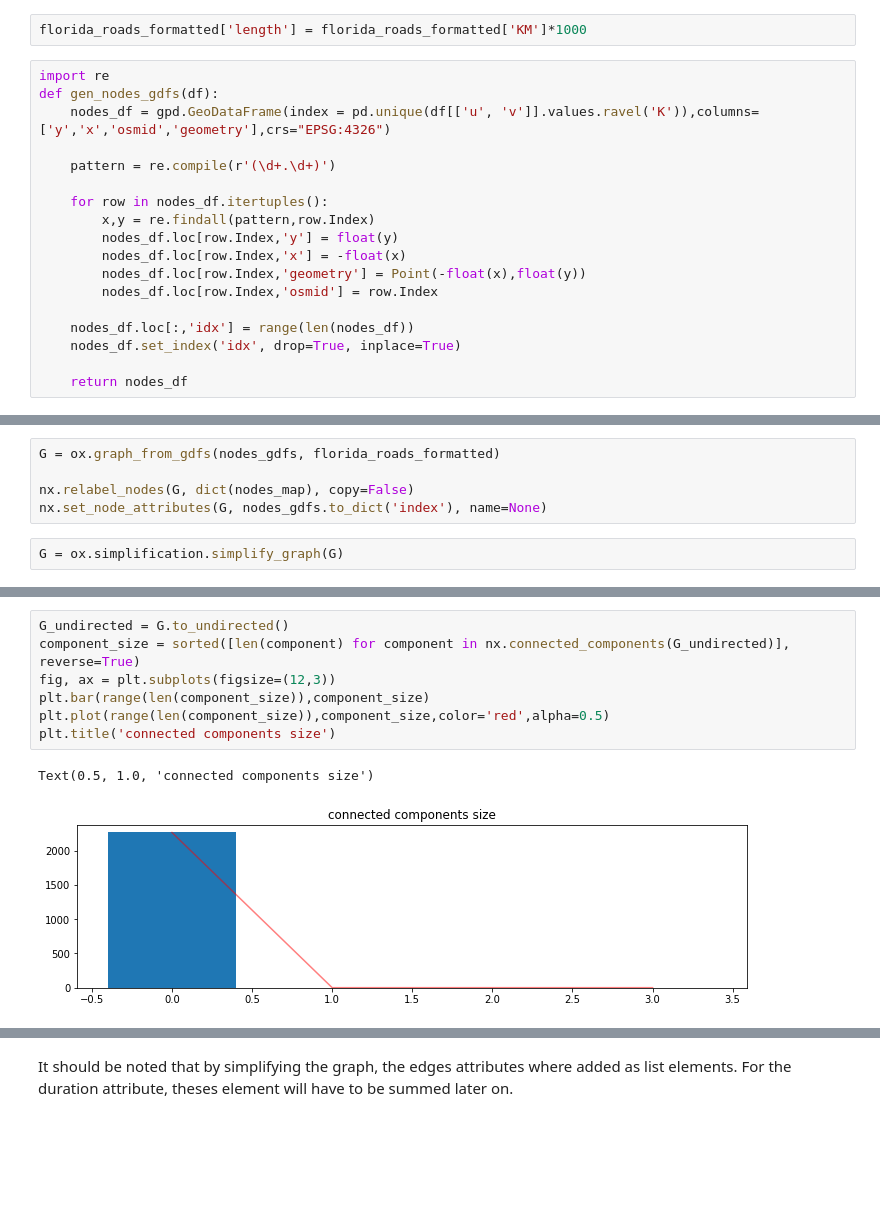
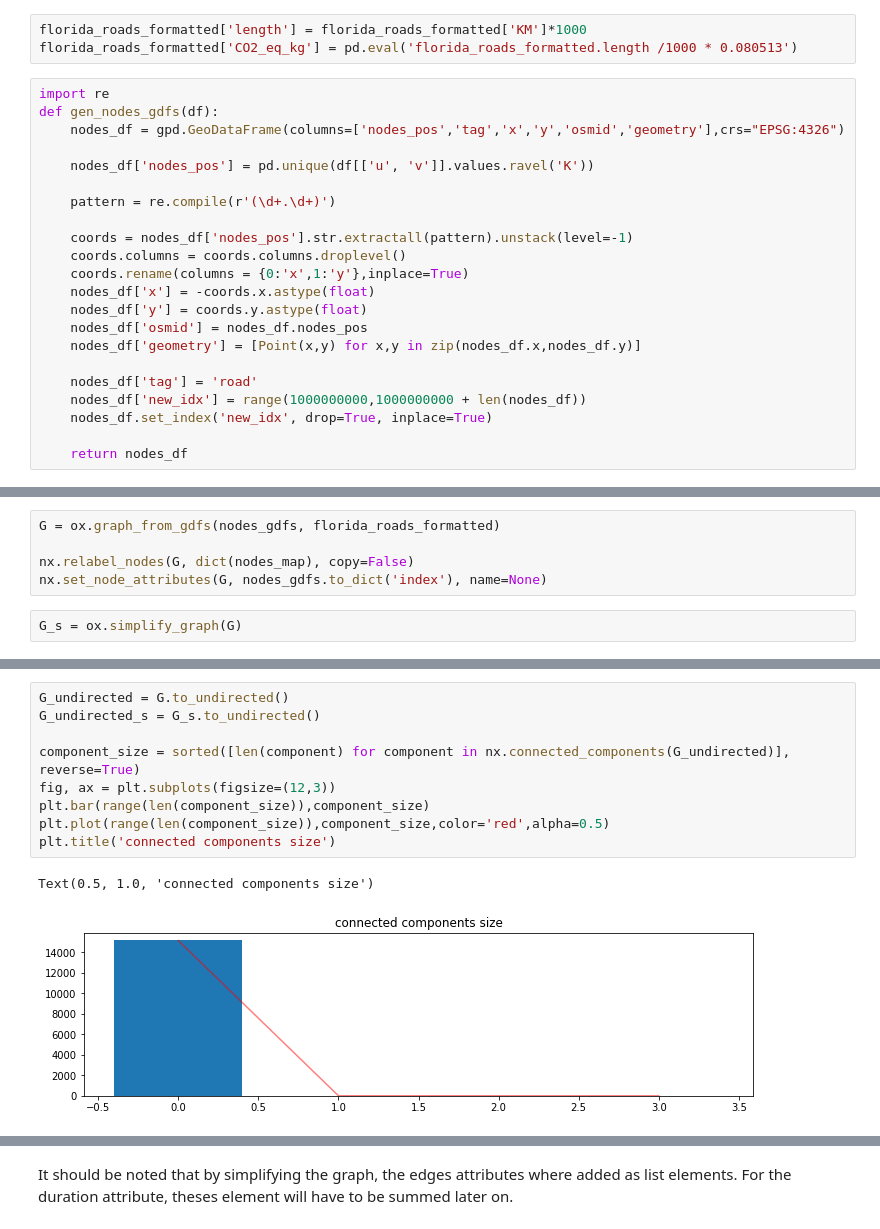
Before and after one commit to Labulitiolle/Multimodal_freight_USA, a Jupyter notebook: Roads/BTS_roads.ipynb, the cells around one changed output, grey strips where cells are left out. Saved outputs shown, nothing was run; the diff lists cells and outputs as text; blank space fills up the shorter version.

```diff
--- a/Roads/BTS_roads.ipynb
+++ b/Roads/BTS_roads.ipynb
@@ -91,24 +68,29 @@ florida_roads_formatted.head()
 | 79831 | 79832 | 2010 | 54070000 | 10.135 | 14.614 | 4 | 2 | 99999 | L | ... |
 # %%
 florida_roads_formatted['length'] = florida_roads_formatted['KM']*1000
+florida_roads_formatted['CO2_eq_kg'] = pd.eval('florida_roads_formatted.length /1000 * 0.080513')
-# %%
-import re
-def gen_nodes_gdfs(df):
-    nodes_df = gpd.GeoDataFrame(index = pd.unique(df[['u', 'v']].values.ravel('K')),columns=['y','x','osmid','geometry'],crs="EPSG:4326")
-
-    pattern = re.compile(r'(\d+.\d+)')
-
-    for row in nodes_df.itertuples():
-        x,y = re.findall(pattern,row.Index)
-        nodes_df.loc[row.Index,'y'] = float(y)
-        nodes_df.loc[row.Index,'x'] = -float(x)
-        nodes_df.loc[row.Index,'geometry'] = Point(-float(x),float(y))
-        nodes_df.loc[row.Index,'osmid'] = row.Index
-
-    nodes_df.loc[:,'idx'] = range(len(nodes_df))
-    nodes_df.set_index('idx', drop=True, inplace=True)
-
-    return nodes_df
+# %%
+import re
+def gen_nodes_gdfs(df):
+    nodes_df = gpd.GeoDataFrame(columns=['nodes_pos','tag','x','y','osmid','geometry'],crs="EPSG:4326")
+
+    nodes_df['nodes_pos'] = pd.unique(df[['u', 'v']].values.ravel('K'))
+
+    pattern = re.compile(r'(\d+.\d+)')
+
+    coords = nodes_df['nodes_pos'].str.extractall(pattern).unstack(level=-1)
+    coords.columns = coords.columns.droplevel()
+    coords.rename(columns = {0:'x',1:'y'},inplace=True)
+    nodes_df['x'] = -coords.x.astype(float)
+    nodes_df['y'] = coords.y.astype(float)
+    nodes_df['osmid'] = nodes_df.nodes_pos
+    nodes_df['geometry'] = [Point(x,y) for x,y in zip(nodes_df.x,nodes_df.y)]
+
+    nodes_df['tag'] = 'road'
+    nodes_df['new_idx'] = range(1000000000,1000000000 + len(nodes_df))
+    nodes_df.set_index('new_idx', drop=True, inplace=True)
+
+    return nodes_df
 # %%
 nodes_gdfs = gen_nodes_gdfs(florida_roads_formatted)
 nodes_gdfs.info()
@@ -132,7 +116,7 @@ G = ox.graph_from_gdfs(nodes_gdfs, florida_roads_formatted)
 nx.relabel_nodes(G, dict(nodes_map), copy=False)
 nx.set_node_attributes(G, nodes_gdfs.to_dict('index'), name=None)
 # %%
-G = ox.simplification.simplify_graph(G)
+G_s = ox.simplify_graph(G)
 # %%
 fig, ax = ox.plot_graph(G,node_color='blue',bgcolor='white',node_alpha=0.5)
 # %% [output]
@@ -140,13 +124,15 @@ fig, ax = ox.plot_graph(G,node_color='blue',bgcolor='white',node_alpha=0.5)
 # %%
 G_undirected = G.to_undirected()
+G_undirected_s = G_s.to_undirected()
+
 component_size = sorted([len(component) for component in nx.connected_components(G_undirected)], reverse=True)
 fig, ax = plt.subplots(figsize=(12,3))
 plt.bar(range(len(component_size)),component_size)
 plt.plot(range(len(component_size)),component_size,color='red',alpha=0.5)
 plt.title('connected components size')
 # %% [output]
 Text(0.5, 1.0, 'connected components size')
-[figure, old version]
+[figure, new version]
 # %%
 largest_cc_nodes = max(nx.connected_components(G_undirected), key=len)
 largest_cc = G_undirected.subgraph(largest_cc_nodes).copy()
```
Also changed, not shown: parts of 13 cells of this notebook, 34 other files.
